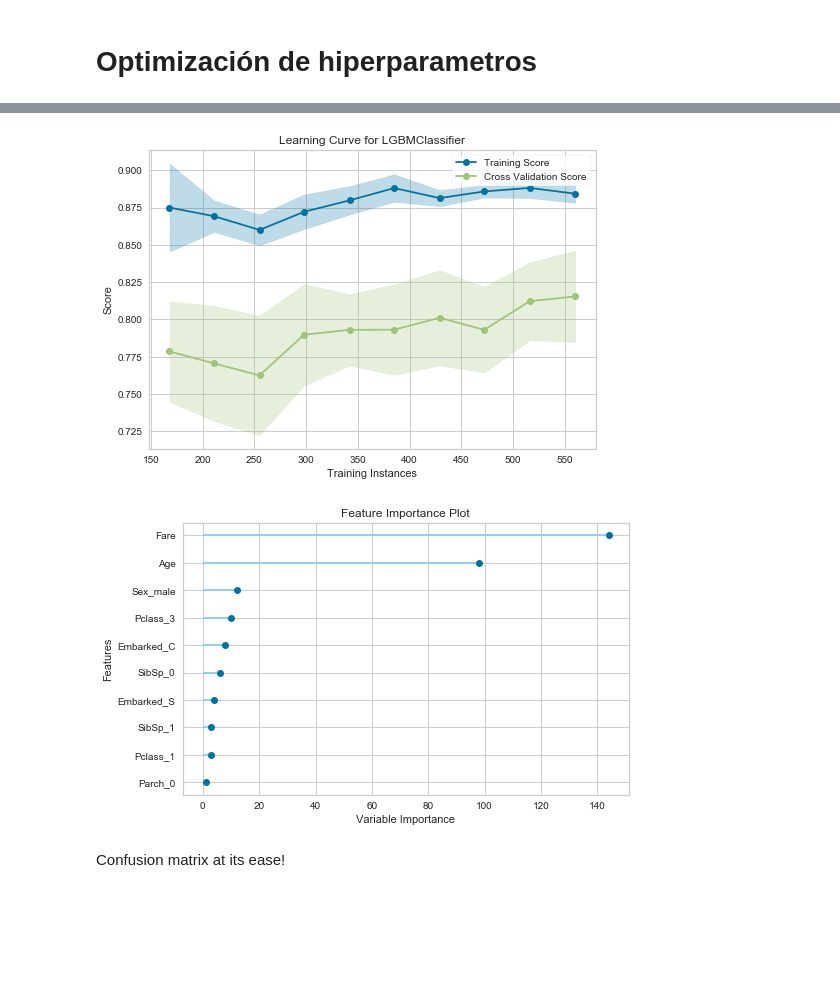
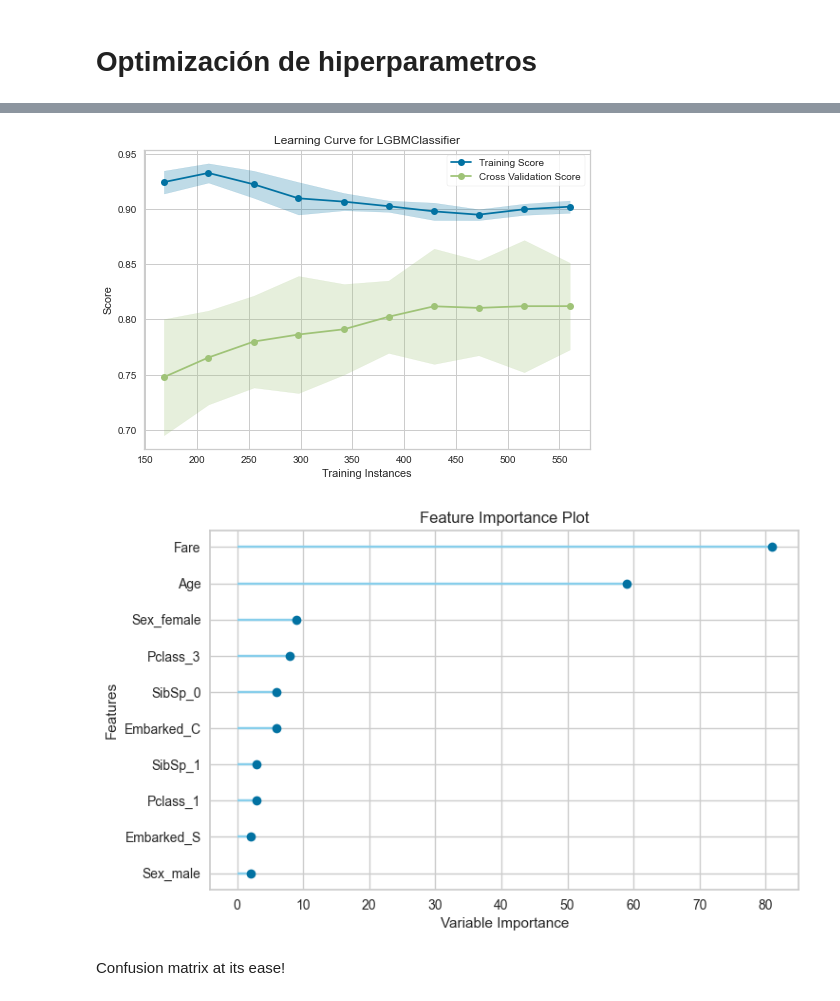
Before and after one commit to carlosaruy/pycaretyTPOT, a Jupyter notebook: 2.1_Ejercicio Pycaret.ipynb, the cells around one changed output, grey strips where cells are left out. Drawn from its saved outputs; the diff is of its cells as text; code cells hidden in the pictures; blank space fills up the shorter version.

```diff
--- a/2.1_Ejercicio Pycaret.ipynb
+++ b/2.1_Ejercicio Pycaret.ipynb
@@ -136,0 +135,4 @@ lgbm = create_model('lightgbm')
+# %%
+## Optimiza el mejor modelo
+## el mejor modelo era lgbm, asi que vamos a tunearlo
+tuned_lgbm = tune_model(lgbm)
@@ -137,11 +153,15 @@ lgbm = create_model('lightgbm')
 # %%
 plot_model(estimator = tuned_lgbm, plot = 'learning')
 # %% [output]
-[figure, old version]
+[figure, new version]
 # %%
 ## Imprime la grafica que describe la importancia de las variables
+plot_model(tuned_lgbm, plot='feature')
+
+## las variables mas importantes: Fare(tarifa) y edad para
+## prediccion de la supervivencia...
 # %% [output]
-[figure, old version]
+[figure, new version]
 # %% [markdown]
 Confusion matrix at its ease!
 # %%
```
Also changed, not shown: parts of 10 cells of this notebook, 6 other files.
